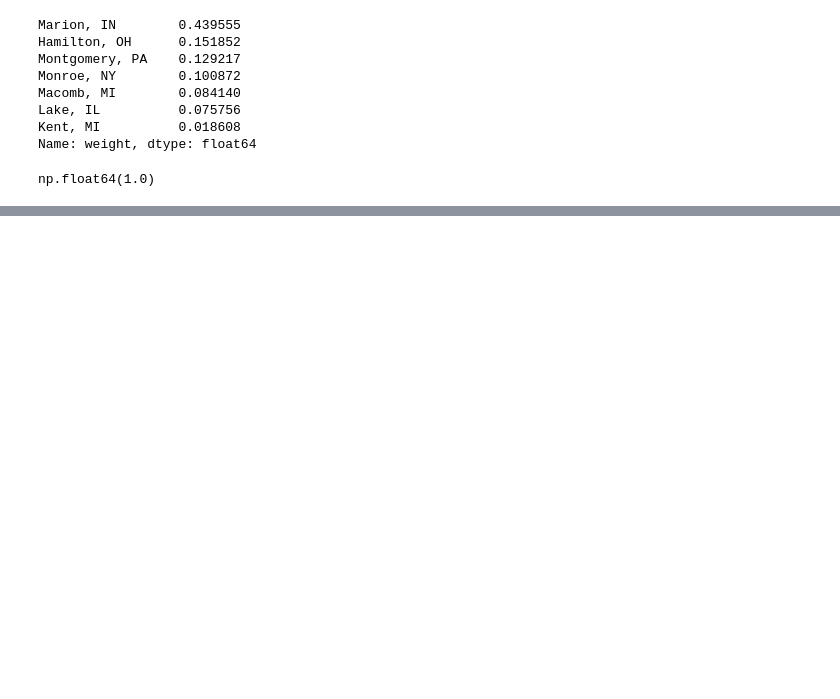
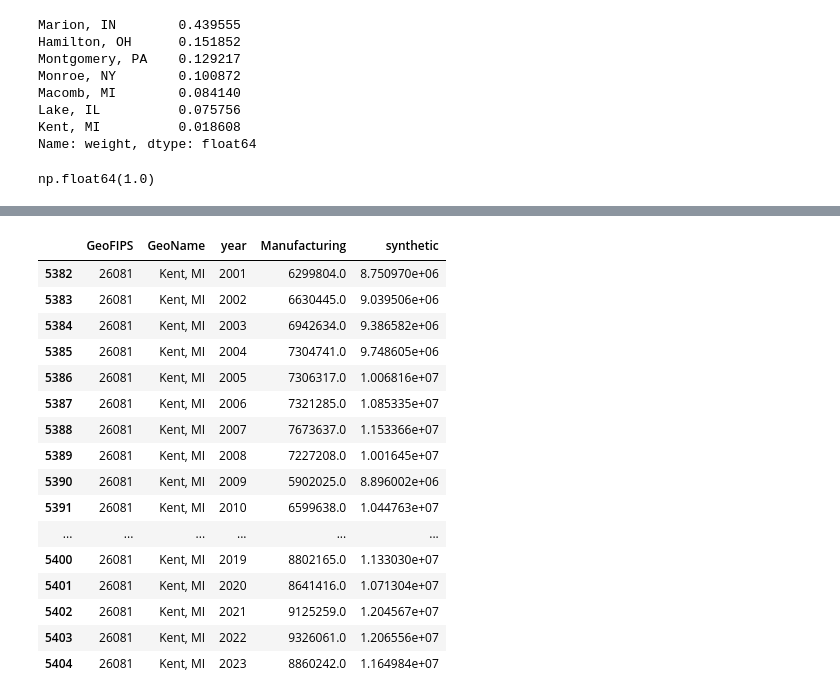
Before and after one commit to wren17/epa_greenbook_project, a Jupyter notebook: analysis.ipynb, the cells around one changed output, grey strips where cells are left out. Cells and saved outputs as stored; diff of their text form; code cells hidden in the pictures; blank space fills up the shorter version.

```diff
--- a/analysis.ipynb
+++ b/analysis.ipynb
@@ -560,0 +702,12 @@ plt.show()
+# %%
+from joblib import Parallel, delayed
+from functools import partial          # ← add this
+
+fips_list = hubs_gdp["GeoFIPS"].unique()
+
+parallel_fn = delayed(partial(synthetic_control, data=hubs_gdp,
+                              treat_year=treat_year))
+
+synthetic_counties = Parallel(n_jobs=8, max_nbytes=None)(
+    parallel_fn(county) for county in fips_list
+)
@@ -560,0 +732,20 @@ plt.show()
+# %%
+synthetic_counties[2]
+# %% [output]
+|  | GeoFIPS | GeoName | year | Manufacturing | synthetic |
+| 5382 | 26081 | Kent, MI | 2001 | 6299804.0 | 8.750970e+06 |
+| 5383 | 26081 | Kent, MI | 2002 | 6630445.0 | 9.039506e+06 |
+| 5384 | 26081 | Kent, MI | 2003 | 6942634.0 | 9.386582e+06 |
+| 5385 | 26081 | Kent, MI | 2004 | 7304741.0 | 9.748605e+06 |
+| 5386 | 26081 | Kent, MI | 2005 | 7306317.0 | 1.006816e+07 |
+| 5387 | 26081 | Kent, MI | 2006 | 7321285.0 | 1.085335e+07 |
+| 5388 | 26081 | Kent, MI | 2007 | 7673637.0 | 1.153366e+07 |
+| 5389 | 26081 | Kent, MI | 2008 | 7227208.0 | 1.001645e+07 |
+| 5390 | 26081 | Kent, MI | 2009 | 5902025.0 | 8.896002e+06 |
+| 5391 | 26081 | Kent, MI | 2010 | 6599638.0 | 1.044763e+07 |
+| ... | ... | ... | ... | ... | ... |
+| 5400 | 26081 | Kent, MI | 2019 | 8802165.0 | 1.133030e+07 |
+| 5401 | 26081 | Kent, MI | 2020 | 8641416.0 | 1.071304e+07 |
+| 5402 | 26081 | Kent, MI | 2021 | 9125259.0 | 1.204567e+07 |
+| 5403 | 26081 | Kent, MI | 2022 | 9326061.0 | 1.206556e+07 |
+| 5404 | 26081 | Kent, MI | 2023 | 8860242.0 | 1.164984e+07 |
```
Also changed, not shown: parts of 8 cells of this notebook.
